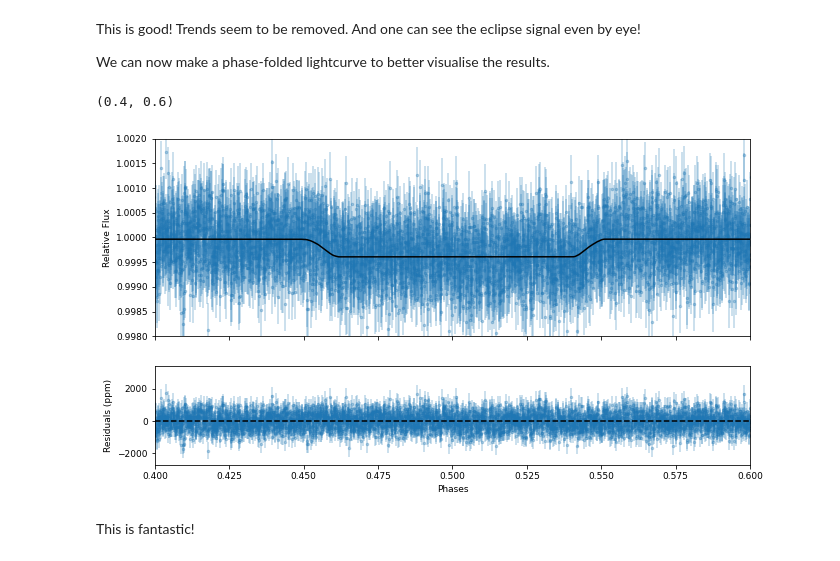
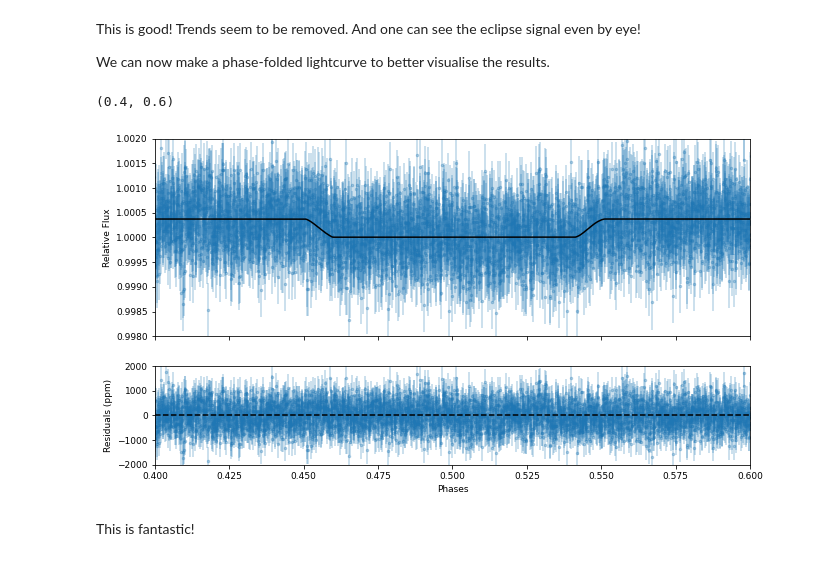
Before and after one commit to Jayshil/juliet-examples, a Jupyter notebook: eclipse_only.ipynb, the cells around one changed output. Drawn from its saved outputs; the diff is of its cells as text; code cells hidden in the pictures.

Commit message:
only eclipse

```diff
--- a/eclipse_only.ipynb
+++ b/eclipse_only.ipynb
@@ -48,16 +54,20 @@ bjd0, bjd0_err = 2456740.80560, 0.00019
 rprs, rprs_err = 0.1018, 0.0011
 bb, bb_err = 0.36, (0.11+0.18)/2
 ar, ar_err = 3.48, 0.165
-ac1 = 0.0001169                        # Computed from a = 0.02024 AU and c
+
 ## Computing transit time for the epoch from the data
 cycle = round((tim1[-1] - bjd0)/per)
 tc1 = np.random.normal(bjd0, bjd0_err, 100000) + cycle*np.random.normal(per, per_err, 100000)
 tc0, tc0_err = np.median(tc1), np.std(tc1)
 
+## Time of eclipse
+tc2 = tc1 + np.random.normal(per, per_err, 100000)/2
+tc_ecl, tc_ecl_err = np.median(tc2), np.std(tc2)
+
 # And priros (Note that p and fp are planetary and instrumental parameters):
-par_P = ['P_p1', 't0_p1', 'p_p1_TESS2', 'b_p1', 'a_p1', 'fp_p1_TESS2', 'ac_p1', 'ecc_p1', 'omega_p1']
-dist_P = ['normal', 'normal', 'normal', 'normal', 'normal', 'uniform', 'fixed', 'fixed', 'fixed']
-hyper_P = [[per, per_err], [tc0, tc0_err], [rprs, rprs_err], [bb, bb_err], [ar, ar_err], [0.e-6, 500.e-6], ac1, 0., 90.]
+par_P = ['P_p1', 't0_p1', 'p_p1_TESS2', 'b_p1', 'a_p1', 'fp_p1_TESS2', 't_secondary_p1', 'ecc_p1', 'omega_p1']
+dist_P = ['normal', 'normal', 'normal', 'normal', 'normal', 'uniform', 'normal', 'fixed', 'fixed']
+hyper_P = [[per, per_err], [tc0, tc0_err], [rprs, rprs_err], [bb, bb_err], [ar, ar_err], [0.e-6, 500.e-6], [tc_ecl, tc_ecl_err], 0., 90.]
 
 ## Instrumental and GP parameters
 par_ins = ['mdilution_TESS2', 'mflux_TESS2', 'sigma_w_TESS2']
@@ -77,7 +91,7 @@ priors_tot = juliet.utils.generate_priors(par_tot, dist_tot, hyper_tot)
 # And fitting it!
 dataset = juliet.load(priors=priors_tot, t_lc=tim, y_lc=fl, yerr_lc=fle,\
     GP_regressors_lc=tim, out_folder=os.getcwd() + '/Analysis/Eclipse_only')
-res = dataset.fit(sampler = 'dynesty')
+res = dataset.fit(sampler = 'dynesty', nthreads=8)
 # %% [output]
 Detected dynesty sampler output files --- extracting from /Users/japa6985/Documents/Codes/juliet-examples/Analysis/Eclipse_only/_dynesty_NS_posteriors.pkl
 # %%
@@ -105,6 +120,8 @@ Let's now visualise our results to make sure that everything was smooth.
 model = res.lc.evaluate('TESS2')
 gp_model = res.lc.model['TESS2']['GP']
 transit_model = res.lc.model['TESS2']['deterministic']
+mflx = np.median(res.posteriors['posterior_samples']['mflux_TESS2'])
+sigw = np.median(res.posteriors['posterior_samples']['sigma_w_TESS2'] * 1e-6)
 # %%
 # Making a plot
 fig = plt.figure(figsize=(16/1.5,9/1.5))
@@ -135,28 +152,31 @@ We can now make a phase-folded lightcurve to better visualise the results.
 # %%
 phs = juliet.utils.get_phases(tim['TESS2'], per, bjd0, phmin=1.0)
 idx = np.argsort(phs)
 # Making a plot
 fig = plt.figure(figsize=(16/1.5,9/1.5))
 gs = gd.GridSpec(2,1, height_ratios=[2,1])
 
 # Top panel
 ax1 = plt.subplot(gs[0])
-ax1.errorbar(phs, fl['TESS2']-gp_model, yerr=fle['TESS2'], fmt='.', alpha=0.3)
-ax1.plot(phs[idx], transit_model[idx], c='k', zorder=100)
+ax1.errorbar(phs, (fl['TESS2']-gp_model) * (1 + mflx), yerr=np.sqrt(fle['TESS2']**2 + sigw**2),\
+             fmt='.', alpha=0.3)
+ax1.plot(phs[idx], transit_model[idx] * (1 + mflx), c='k', zorder=100)
 ax1.set_ylabel('Relative Flux')
 ax1.set_xlim(0.4, 0.6)
 ax1.set_ylim(0.998, 1.002)
 ax1.xaxis.set_major_formatter(plt.NullFormatter())
 
 # Bottom panel
 ax2 = plt.subplot(gs[1])
-ax2.errorbar(phs, (fl['TESS2']-model)*1e6, yerr=fle['TESS2']*1e6, fmt='.', alpha=0.3)
+ax2.errorbar(phs, (fl['TESS2']-model)*1e6, yerr=np.sqrt(fle['TESS2']**2 + sigw**2) * 1e6,\
+             fmt='.', alpha=0.3)
 ax2.axhline(y=0.0, c='black', ls='--', zorder=100)
 ax2.set_ylabel('Residuals (ppm)')
 ax2.set_xlabel('Phases')
+ax2.set_ylim(-2000, 2000)
 ax2.set_xlim(0.4, 0.6)
 # %% [output]
 (0.4, 0.6)
-[figure, old version]
+[figure, new version]
 # %% [markdown]
 This is fantastic!
```
Also changed, not shown: parts of 7 cells of this notebook.
